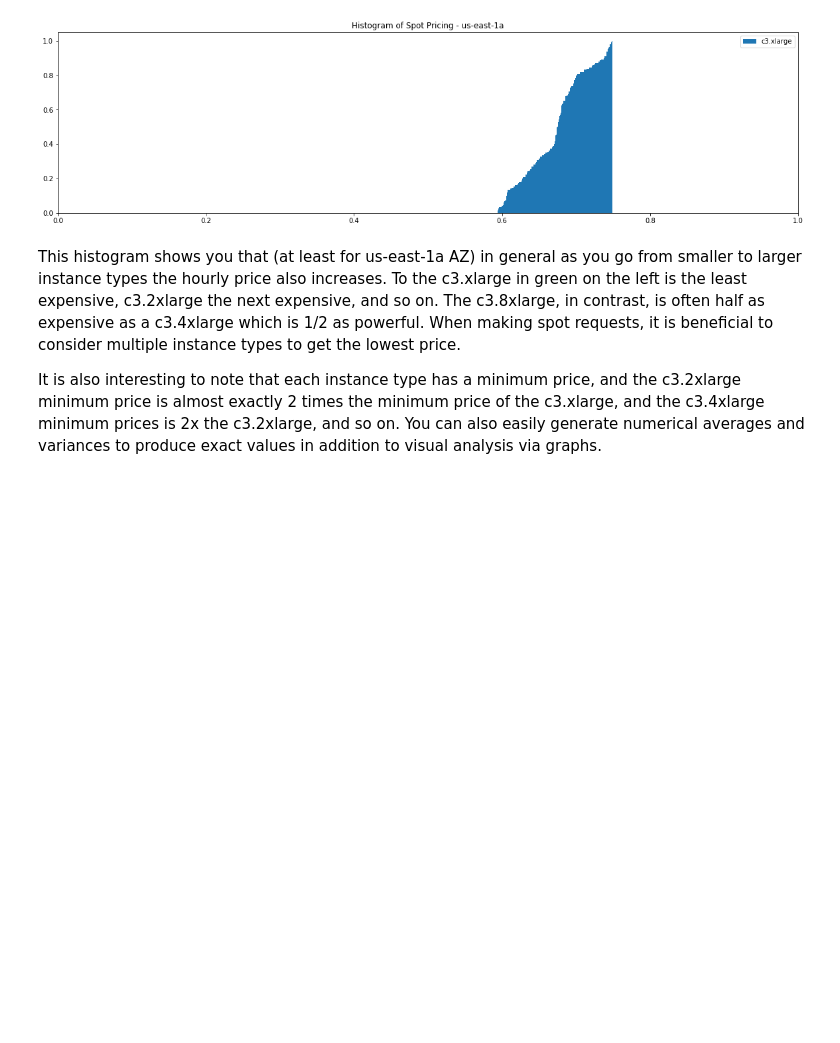
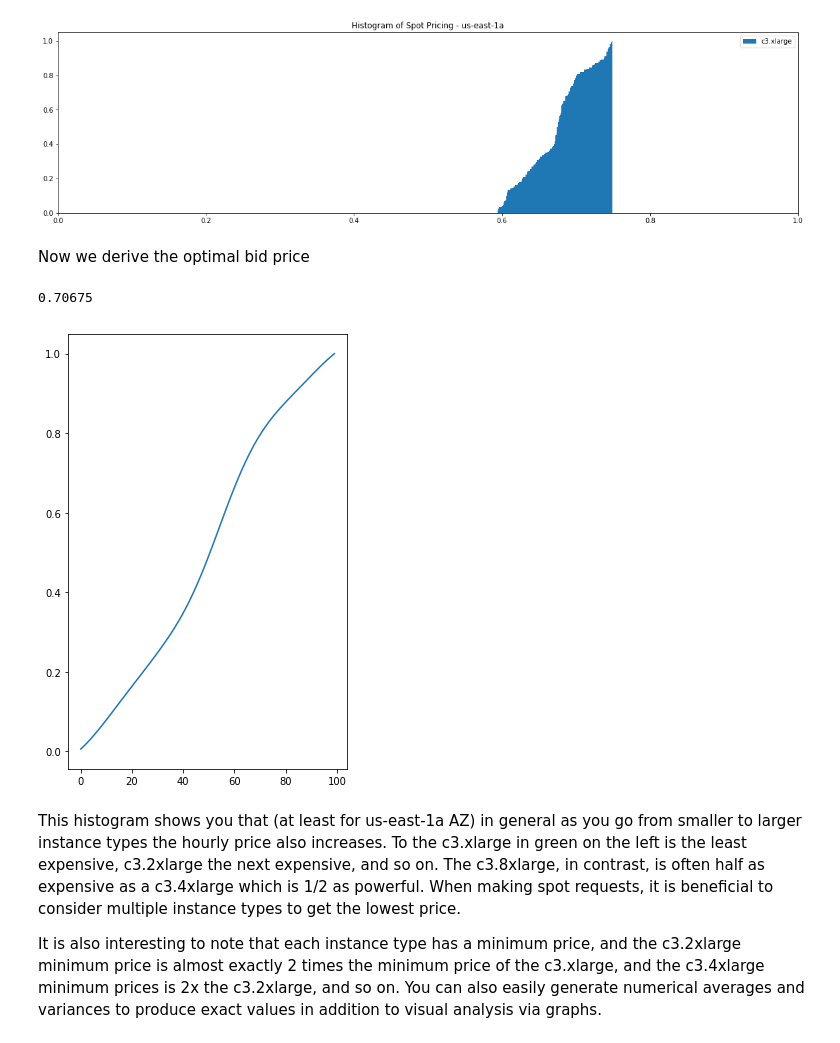
Before and after one commit to 0xxz/SpotPrice_Data, a Jupyter notebook: SpotPriceHistory.ipynb, the cells around one changed output. Drawn from its saved outputs; the diff is of its cells as text; code cells hidden in the pictures; blank space fills up the shorter version.

Commit message:
Bid price estimation added

```diff
--- a/SpotPriceHistory.ipynb
+++ b/SpotPriceHistory.ipynb
@@ -109,9 +111,9 @@ l[1]
 df_orig = df
 df = df_orig[df.ProductDescription=='SUSE Linux']
 # %%
-df_kde = df[(df.InstanceType=='c3.8xlarge') & (df.AvailabilityZone=='us-west-2c')]
-df_kde = df_kde['SpotPrice'].astype(float)
-ax = df_kde.plot.kde(0.2)
+df_c38xlarge = df[(df.AvailabilityZone=='us-west-2c') & (df.InstanceType=='c3.8xlarge')]
+df_c38xlarge_SpotPrice = df_c38xlarge['SpotPrice'].astype(float)
+ax = df_c38xlarge_SpotPrice.plot.kde(0.2)
 # %% [output]
 [figure]
 # %% [markdown]
@@ -151,3 +152,33 @@ plt.title('Histogram of Spot Pricing - us-east-1a')
 plt.show()
 # %% [output]
 [figure]
+# %% [markdown]
+Now we derive the optimal bid price
+# %%
+# Step I: get the pdf function of the spot prices
+gkde = stats.gaussian_kde(df_c38xlarge_SpotPrice)
+SpotPrice_min = min(df_c38xlarge_SpotPrice.values)
+SpotPrice_max = max(df_c38xlarge_SpotPrice.values)
+#print(np.percentile(df_c38xlarge_SpotPrice.values, 80))
+kernel_pdf = gkde.evaluate(np.linspace(SpotPrice_min,SpotPrice_max,100))
+# %%
+# Step II: get the pdf function of the spot prices
+kernel_cdf = np.cumsum(kernel_pdf)
+kernel_cdf_normalized = kernel_cdf/max(kernel_cdf)
+plt.figure(1, figsize(5,8))
+plt.plot(kernel_cdf/max(kernel_cdf))
+
+# Step III: get the optimal bid price for N-synchronous SGD (N = numb_batch_wait)
+exprnd_lambda = 0.3
+numb_workers  = 8
+numb_batch_wait = 4
+numb_iters    = 100
+expt_runtime  = numb_iters * log(numb_workers / (numb_workers - numb_batch_wait))
+max_CompTime  = 5 * expt_runtime
+inverse_cdf = sqrt(expt_runtime / (exprnd_lambda * max_CompTime))
+#print(kernel_cdf_normalized > inverse_cdf)
+len(kernel_cdf_normalized[kernel_cdf_normalized <= inverse_cdf]) \
+    / 100 * (SpotPrice_max - SpotPrice_min) + SpotPrice_min
+# %% [output]
+0.70675
+[figure, added]
```
Also changed, not shown: parts of 7 cells of this notebook.
